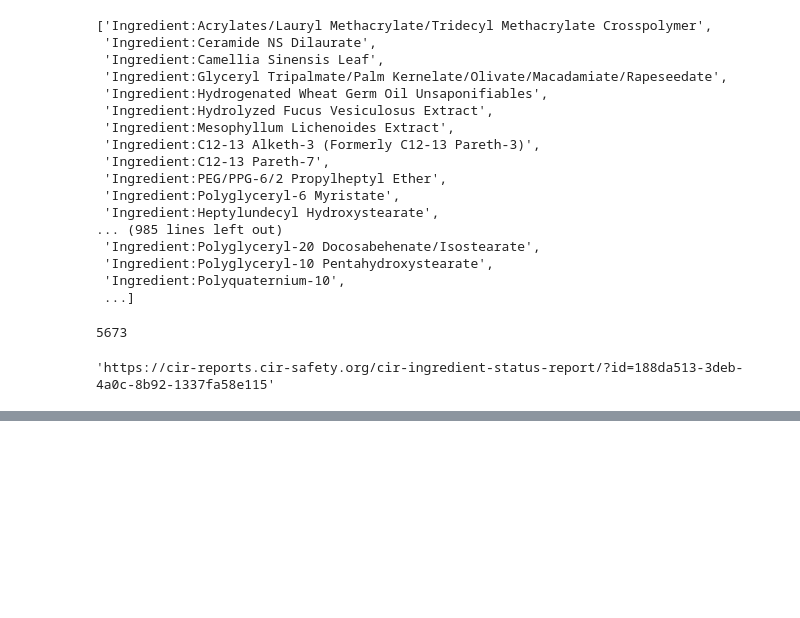
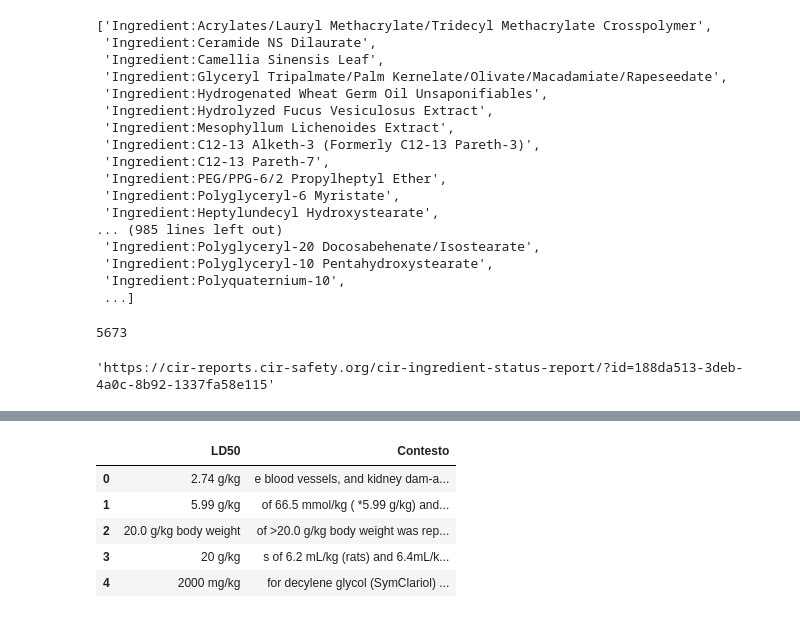
Before and after one commit to DrMaruki97/INCItox, a Jupyter notebook: Testing.ipynb, the cells around one changed output, grey strips where cells are left out. Cells and saved outputs as stored; diff of their text form; code cells hidden in the pictures; blank space fills up the shorter version.

```diff
--- a/Untitled-1.ipynb
+++ b/Testing.ipynb
@@ -239,0 +242,7 @@ r.get(f'data_pdf:{ingredienti[24]}')
+# %%
+import json
+
+with open("hsdb database.json",'r')as file:
+
+    lista = json.load(file)
+    print(lista['Annotations']['TotalPages'])
@@ -239,0 +251,11 @@ r.get(f'data_pdf:{ingredienti[24]}')
+# %%
+ingredienti = r.lrange('list:ingredients',0,-1)
+
+pubchem = []
+
+for el in lista['Annotations']['Annotation']:
+    if el['Name'] in ingredienti:
+        pubchem.append(el)
+
+for el in pubchem:
+    print(el['Name'])
@@ -239,0 +519,66 @@ r.get(f'data_pdf:{ingredienti[24]}')
+# %%
+def sorting_func(el):
+    num = ''
+    for char in el[0]:
+        if char.isnumeric():
+            num = num+char
+        else:
+            break
+
+    return int(num)
+
+
+fonte = 'https://cir-reports.cir-safety.org/view-attachment/?id=9862ac6b-8e74-ec11-8943-0022482f06a6'
+
+response = req.get(fonte)
+file = BytesIO(response.content)
+pdf_text=pdf.PdfReader(file)
+text = ''.join([x.extract_text() for x in pdf_text.pages])
+text = text.replace('\n','').replace('\r','')
+noael_pattern = r'(.{0,200}\bNOAEL\b.{0,200})'
+ld50_pattern = r'(.{0,200}\bLD50|LD|LD\s*50\b.{0,200})'
+noael_values = re.findall(noael_pattern,text)
+print(noael_values)
+ld50_values = re.findall(ld50_pattern,text)
+print(ld50_values)
+ld50_final_values = []
+noael_final_values = []
+if noael_values:
+    for i in range(len(noael_values)):
+        noael_value_pattern = r'\b\d+\s*[\.,]*\d*\s*.g/kg[\s*(bw|body weight)]*[\/d.*]* \b'
+        noael = re.findall(noael_value_pattern,noael_values[i])
+        if noael:
+            if len(noael) == 1:
+                noael_final_values.append((noael[0],noael_values[i]))
+            else:
+                for el in noael:
+                    noael_final_values.append((el,noael_values[i]))
+if ld50_values:
+    for i in range(len(ld50_values)):
+        ld50_value_pattern = r'\b\d+\s*[\.,]*\d*\s*.g/kg[\s*bw|body\s*weight]*\b'
+        ld50 = re.findall(ld50_value_pattern,ld50_values[i])
+        if ld50:
+            if len(ld50) == 1:
+                ld50_final_values.append((ld50[0],ld50_values[i]))
+            else:
+                for el in ld50:
+                    ld50_final_values.append((el,ld50_values[i]))
+
+if noael_final_values:
+
+    noael_final_values.sort(key=sorting_func)
+    valori_noael = [x[0] for x in noael_final_values]
+    contesti_noael = [x[1] for x in noael_final_values]
+
+if ld50_final_values:
+    ld50_final_values.sort(key=sorting_func)
+    valori_ld50 = [x[0] for x in ld50_final_values]
+    contesti_ld50 = [x[1] for x in ld50_final_values]
+
+if noael_final_values:
+    noaels = pd.DataFrame({'NOAEL':valori_noael,'Contesto':contesti_noael})
+if ld50_final_values:
+    ld50s = pd.DataFrame({'LD50':valori_ld50,'Contesto':contesti_ld50})
+
+ld50s.head()
+# %% [output]
@@ -239,0 +587,6 @@ r.get(f'data_pdf:{ingredienti[24]}')
+|  | LD50 | Contesto |
+| 0 | 2.74 g/kg | e blood vessels, and kidney dam-a... |
+| 1 | 5.99 g/kg | of 66.5 mmol/kg ( *5.99 g/kg) and... |
+| 2 | 20.0 g/kg body weight | of >20.0 g/kg body weight was rep... |
+| 3 | 20 g/kg | s of 6.2 mL/kg (rats) and 6.4mL/k... |
+| 4 | 2000 mg/kg | for decylene glycol (SymClariol) ... |
```
Also changed, not shown: parts of 16 cells of this notebook, 1 other file.
